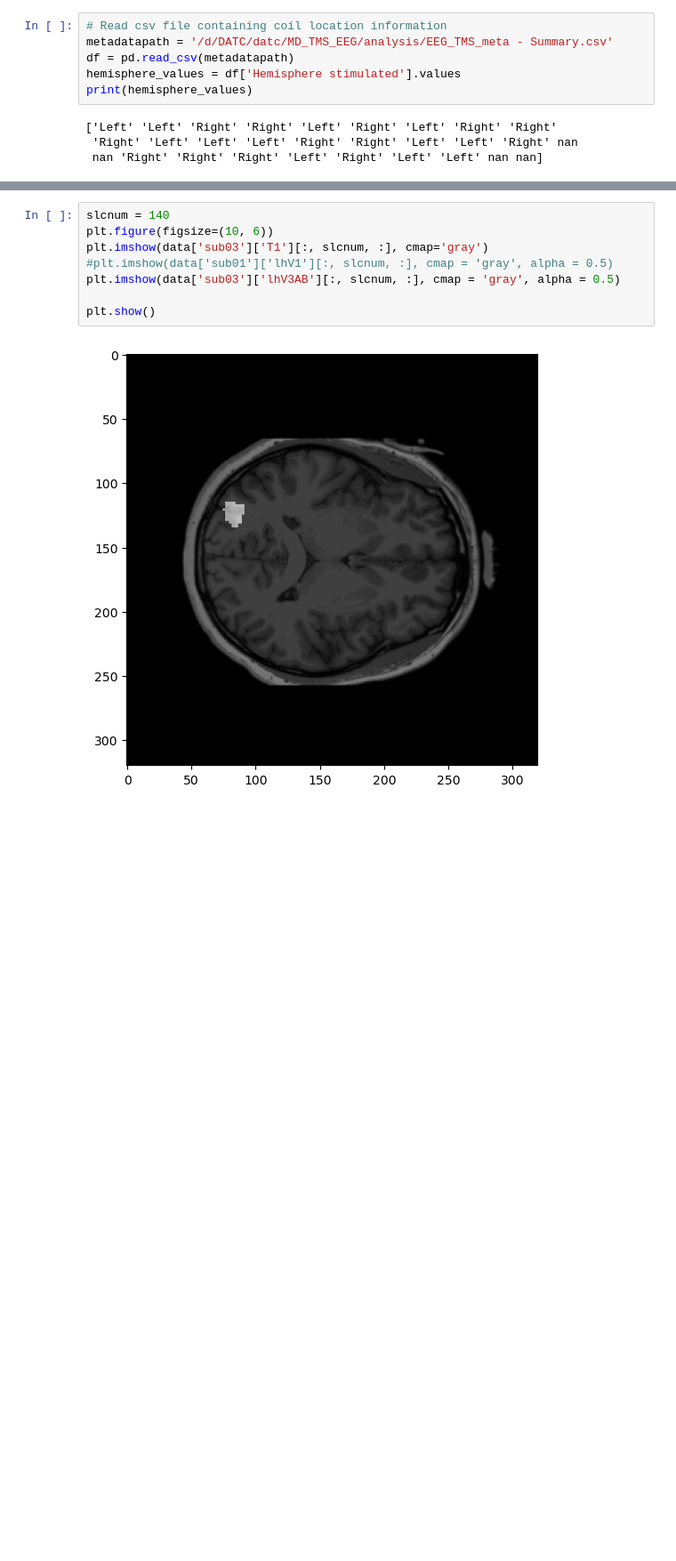
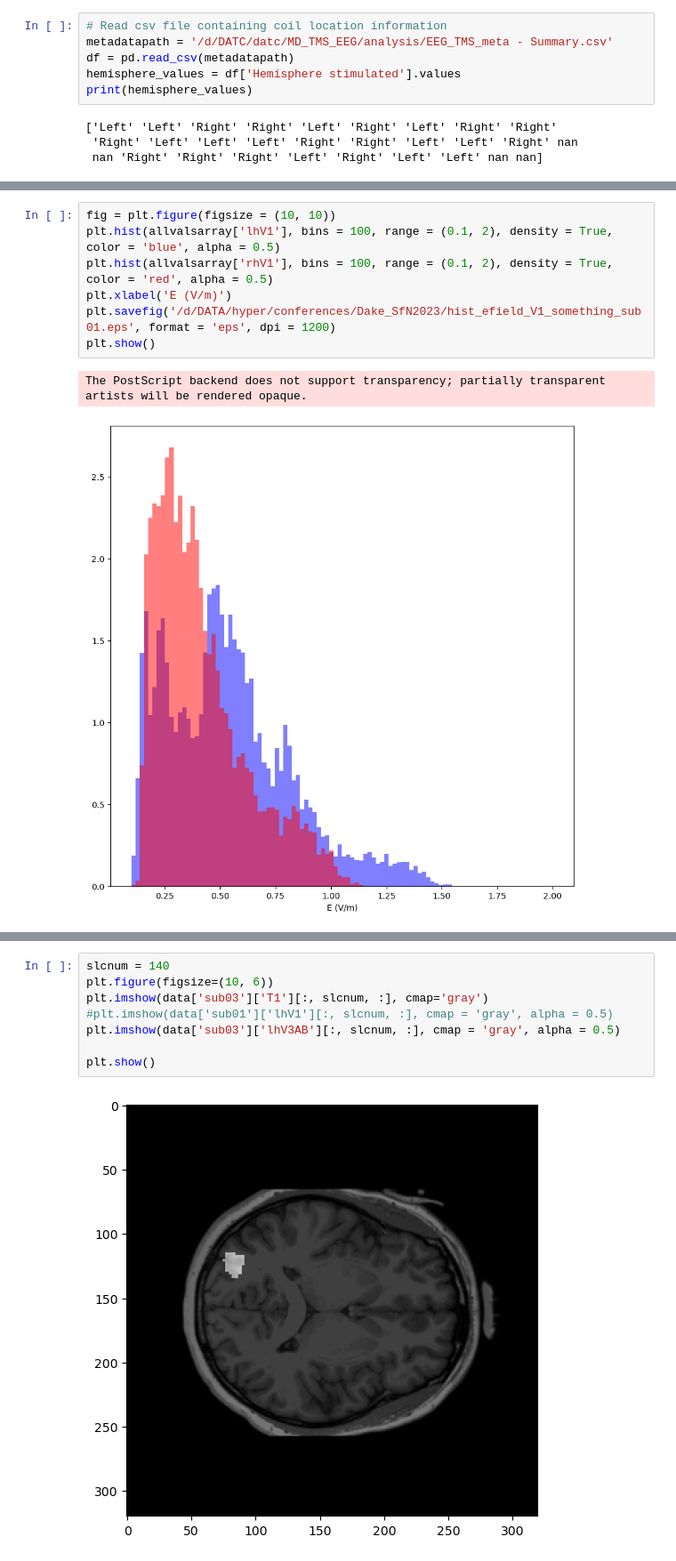
Before and after one commit to mindemory/mgs_stimul, a Jupyter notebook: tms_efield/simnibs_summary.ipynb, the cells around one changed output, grey strips where cells are left out. Shown at 89% size. Cells and saved outputs as stored; diff of their text form; blank space fills up the shorter version.

```diff
--- a/tms_efield/simnibs_summary.ipynb
+++ b/tms_efield/simnibs_summary.ipynb
@@ -139,0 +166,10 @@ np.mean(meanarray['T1'])
+# %%
+fig = plt.figure(figsize = (10, 10))
+plt.hist(allvalsarray['lhV1'], bins = 100, range = (0.1, 2), density = True, color = 'blue', alpha = 0.5)
+plt.hist(allvalsarray['rhV1'], bins = 100, range = (0.1, 2), density = True, color = 'red', alpha = 0.5)
+plt.xlabel('E (V/m)')
+plt.savefig('/d/DATA/hyper/conferences/Dake_SfN2023/hist_efield_V1_something_sub01.eps', format = 'eps', dpi = 1200)
+plt.show()
+# %% [output]
+The PostScript backend does not support transparency; partially transparent artists will be rendered opaque.
+[figure, added]
```
Also changed, not shown: parts of 14 cells of this notebook, 9 other files.
